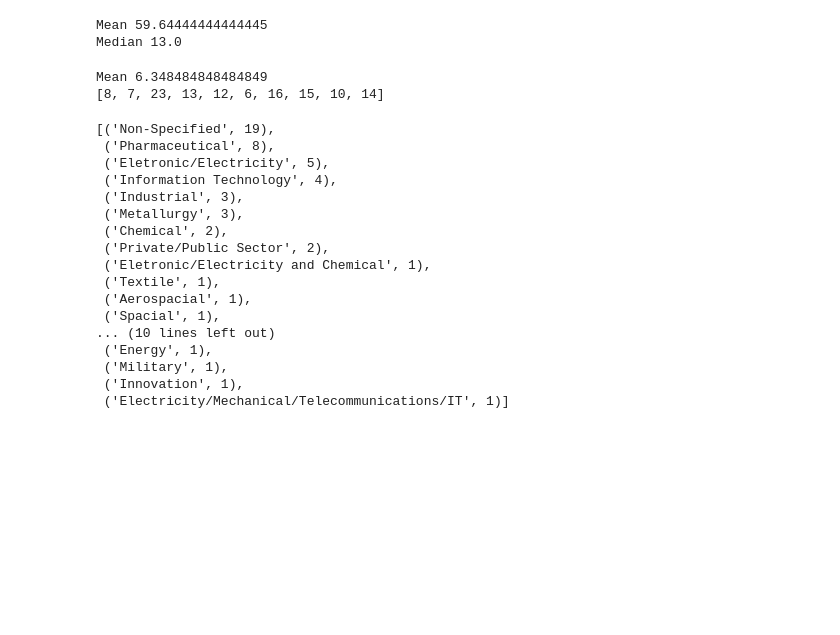
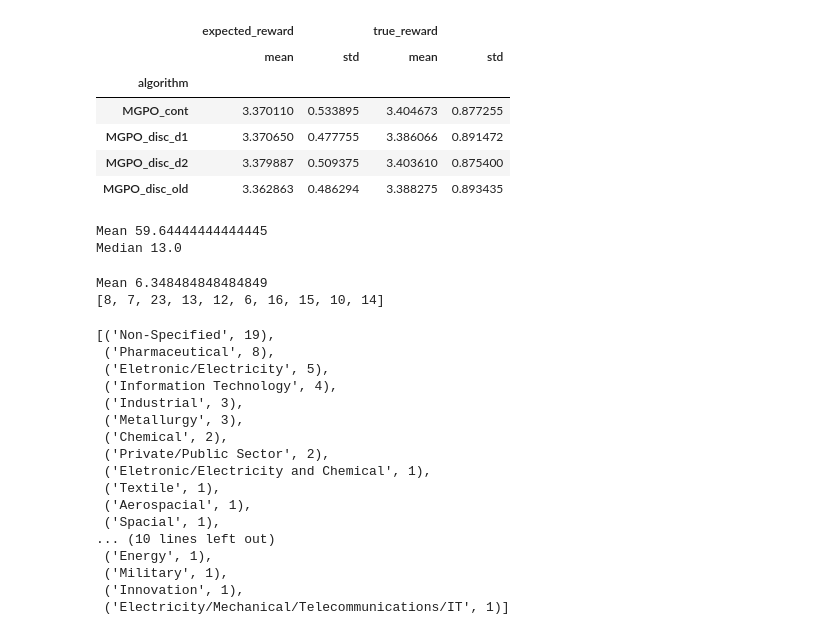
Before and after one commit to lovis-heindrich/MGPS-project-selection, a Jupyter notebook: tests.ipynb, the cells around one changed output. Drawn from its saved outputs; the diff is of its cells as text; code cells hidden in the pictures; blank space fills up the shorter version.

```diff
--- a/tests.ipynb
+++ b/tests.ipynb
@@ -10,3 +150,13 @@ from src.utils.distributions import Normal
+# %%
+res.groupby("algorithm").agg(["mean", "std"])[["expected_reward", "true_reward"]]
+# %% [output]
+|  | expected_reward |  | true_reward |  |
+|  | mean | std | mean | std |
+| algorithm |  |  |  |  |
+| MGPO_cont | 3.370110 | 0.533895 | 3.404673 | 0.877255 |
+| MGPO_disc_d1 | 3.370650 | 0.477755 | 3.386066 | 0.891472 |
+| MGPO_disc_d2 | 3.379887 | 0.509375 | 3.403610 | 0.875400 |
+| MGPO_disc_old | 3.362863 | 0.486294 | 3.388275 | 0.893435 |
 # %%
 # Number of projects:
 num_projects = [(40+12+22)/3, 7, 50, 25, 27, 27, 10, 24, 4, 4, 37, (20+50+150+250)/4, 4,2,5,400,2,12, (10+30)/2, 6, (5+30)/2, (1000+200)/2, 3, (5+30)/2, 8, 6, 10,
```
Also changed, not shown: parts of 19 cells of this notebook, 6 other files.
